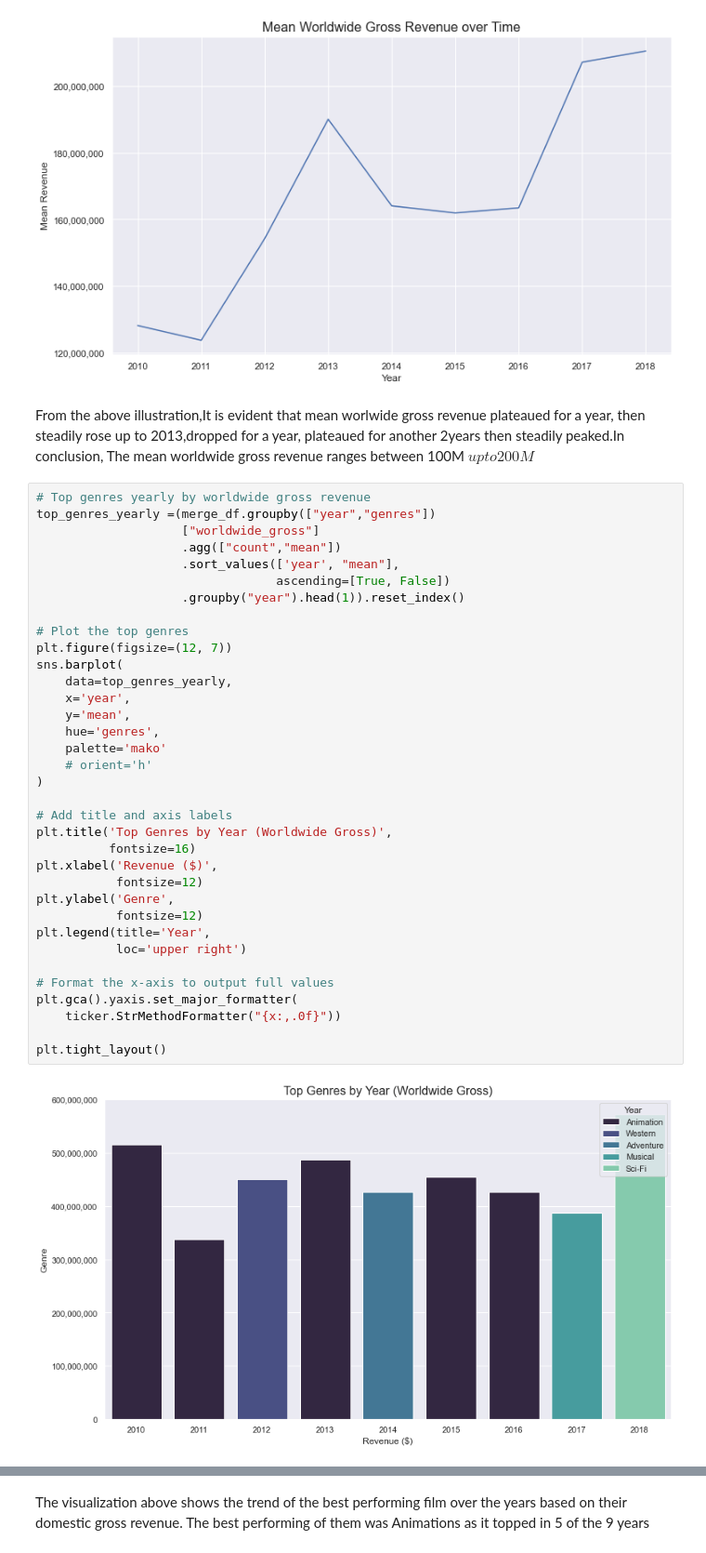
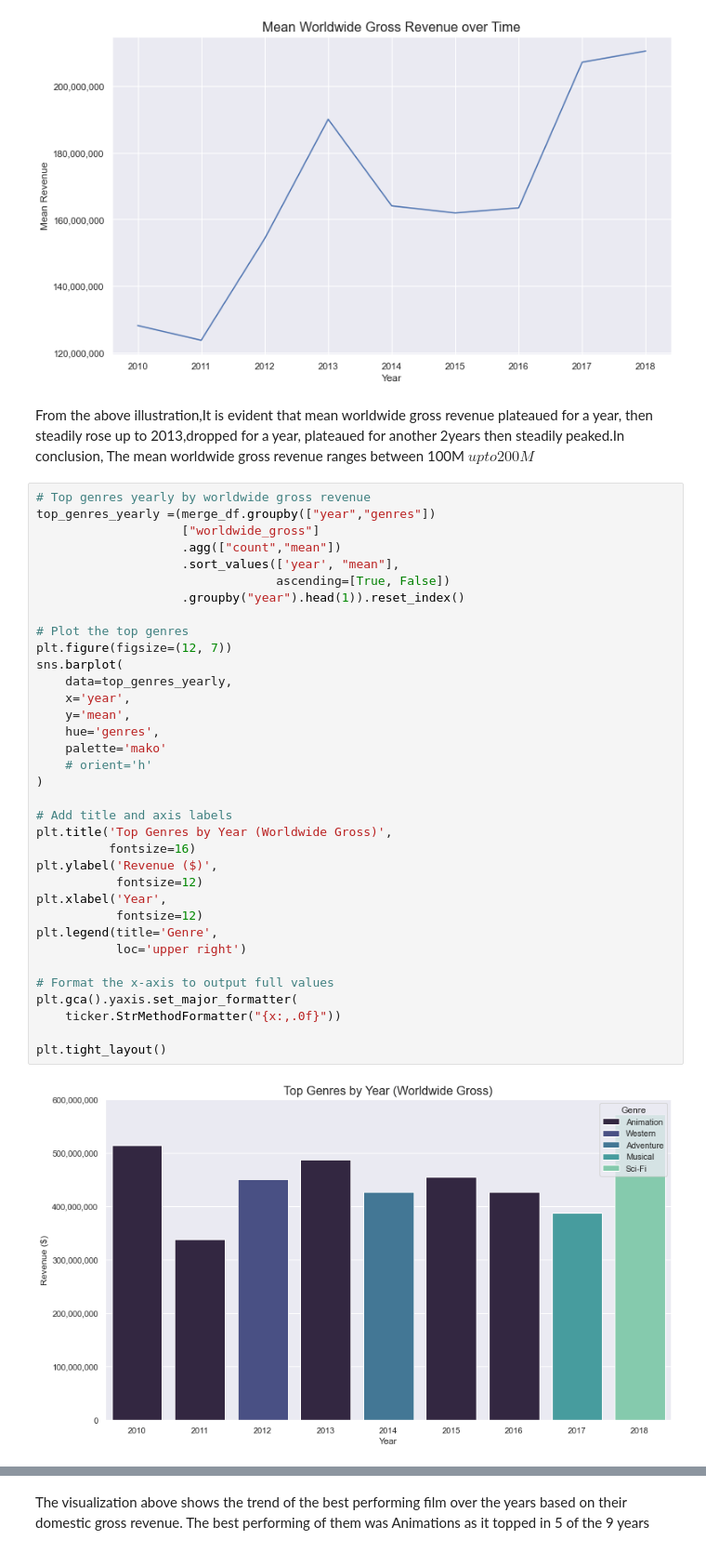
Before and after one commit to Patoh254code/movie_project, a Jupyter notebook: index.ipynb, the cells around one changed output, grey strips where cells are left out. Shown at 93% size. Saved outputs shown, nothing was run; the diff lists cells and outputs as text.

```diff
--- a/index.ipynb
+++ b/index.ipynb
@@ -456,42 +456,42 @@ plt.show()
 # %% [output]
 [figure]
 # %% [markdown]
-From the above illustration,It is evident that  mean worlwide gross revenue plateaued for a year, then steadily rose up to 2013,dropped for a year, plateaued for another 2years then steadily peaked.In conclusion, The mean worldwide gross revenue ranges between 100M $ upto 200M $
+From the above illustration,It is evident that mean worldwide gross revenue plateaued for a year, then steadily rose up to 2013,dropped for a year, plateaued for another 2years then steadily peaked.In conclusion, The mean worldwide gross revenue ranges between 100M $ upto 200M $
 # %%
 # Top genres yearly by worldwide gross revenue
 top_genres_yearly =(merge_df.groupby(["year","genres"])
                     ["worldwide_gross"]
                     .agg(["count","mean"])
                     .sort_values(['year', "mean"],
                                  ascending=[True, False])
                     .groupby("year").head(1)).reset_index()
 
 # Plot the top genres
 plt.figure(figsize=(12, 7))
 sns.barplot(
     data=top_genres_yearly,
     x='year',
     y='mean',
     hue='genres',
     palette='mako'
     # orient='h'
 )
 
 # Add title and axis labels
 plt.title('Top Genres by Year (Worldwide Gross)',
           fontsize=16)
-plt.xlabel('Revenue ($)',
+plt.ylabel('Revenue ($)',
            fontsize=12)
-plt.ylabel('Genre',
+plt.xlabel('Year',
            fontsize=12)
-plt.legend(title='Year',
+plt.legend(title='Genre',
            loc='upper right')
 
 # Format the x-axis to output full values
 plt.gca().yaxis.set_major_formatter(
     ticker.StrMethodFormatter("{x:,.0f}"))
 
 plt.tight_layout()
 # %% [output]
-[figure, old version]
+[figure, new version]
 # %% [markdown]
```
Also changed, not shown: parts of 11 cells of this notebook.
